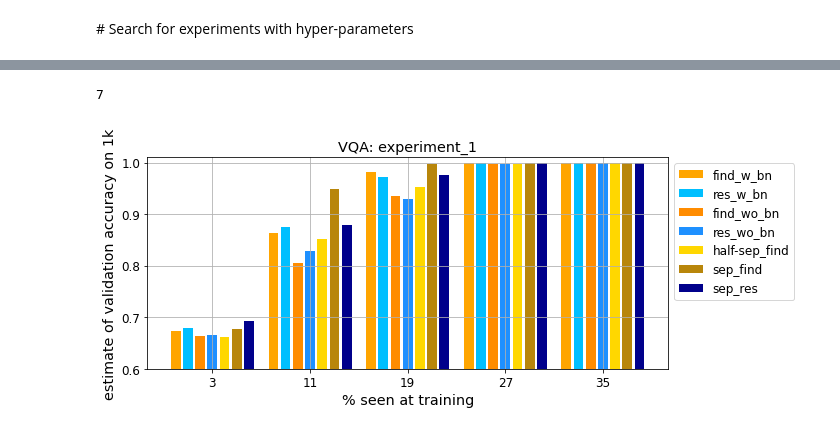
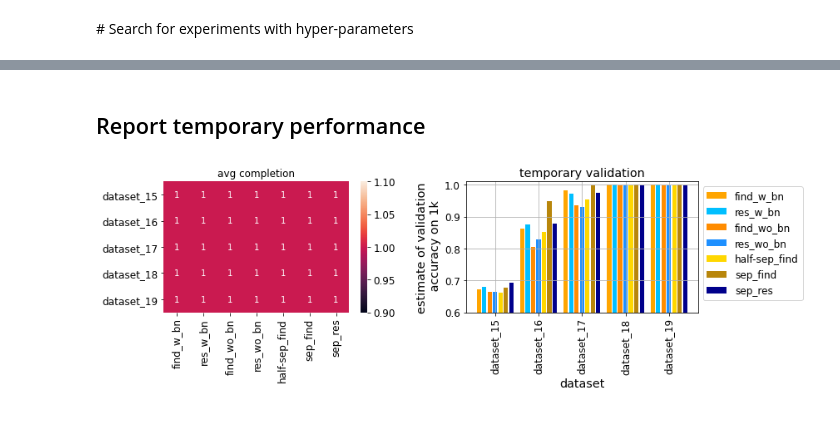
Before and after one commit to vanessadamario/understanding_reasoning, a Jupyter notebook: experiment_1/viz_experiments.ipynb, the cells around one changed output, grey strips where cells are left out. Cells and saved outputs as stored; diff of their text form; code cells hidden in the pictures.

Commit message:
viz
test results, exp completion, per category

```diff
--- a/experiment_1/viz_experiments.ipynb
+++ b/experiment_1/viz_experiments.ipynb
@@ -105,7 +149,7 @@ def pick_hyper_method(network, experiment_case):
     Returns the dictionary for searching in the df
     """
     hyper_method = dct_hyper_method[network]
-    if experiment_case == 1:
+    if experiment_case == 1 or experiment_case == 2:
         hyper_method["feature_dim"] = [3,28,28]
     elif experiment_case == 3 or experiment_case == 4:
         hyper_method["feature_dim"] = [3,64,64]
@@ -117,3 +159,8 @@ path_results = "/om2/user/vanessad/understanding_reasoning/experiment_1/results"
+# %%
+experiment_case = 1  # TODO: change based on experiment_k, with k=1,2,3,4
+query = False # TODO: change to True in experiment_1 for the query case
+
+path_results = "/om2/user/vanessad/understanding_reasoning/experiment_%i/results" % experiment_case
 # %%
 json_file = join(path_results, "train.json")
 print(json_file)
@@ -163,19 +209,21 @@ for id_ in idxs:
     print("LR", df.iloc[id_]["hyper_opt"]["learning_rate"])
     print("BS", df.iloc[id_]["hyper_opt"]["batch_size"])
     output_path = df["output_path"][id_]
-
-    json_output = json.load(open(join(output_path, "model.json"), "rb"))
+    try:
+        json_output = json.load(open(join(output_path, "model.json"), "rb"))
+    except:
+        continue
 
     fig, ax = plt.subplots(figsize=(12, 4), ncols=2, nrows=1)
     ax[0].plot(json_output["train_accs"], label="train")
     ax[0].plot(json_output["val_accs"], label="valid")
     ax[0].set_ylabel("Accuracy")
-    ax[0].set_xlabel("iters/%i" % df.iloc[id_]['hyper_opt']['checkpoint_every'])
+    ax[0].set_xlabel("iters / %i" % df.iloc[id_]['hyper_opt']['checkpoint_every'])
     ax[0].legend()
     # ax[0].set_ylim([0.9,1.])
 
     ax[1].plot(json_output["train_losses"])
     ax[1].set_ylabel("Cross entropy @ training")
-    ax[1].set_xlabel("iters/%i" % df.iloc[id_]['hyper_opt']['record_loss_every']);
+    ax[1].set_xlabel("iters / %i" % df.iloc[id_]['hyper_opt']['record_loss_every']);
     plt.show()
 # %% [output]
@@ -270,33 +302,46 @@ id: 148
-# %%
-len(method_names)
-# %% [output]
-7
+# %% [markdown]
+## Report temporary performance
+# %%
+dataset_id = np.arange(15,20)  # trial 1 for experiment 1
 # %%
+temp = True
+tmp_valid, info, dlist, mlist, _ = eval_accuracy(dataset_id,
+                                                 exp_case=experiment_case,
+                                                 temp=temp)
+
+metric = tmp_valid
+
 plt.rc('xtick',labelsize=12)
 plt.rc('ytick',labelsize=12)
 
-fig, ax = plt.subplots(figsize=(10, 4))
 
 n_mts = len(method_names)
-n_data = len(dataset_list)
-
+n_data = dataset_id.size
+fig, ax = plt.subplots(figsize=(12, 4), ncols=2)
 color_list = ["orange", "deepskyblue",
               "darkorange", "dodgerblue",
               "gold", "darkgoldenrod",
               "darkblue"]
+sns.heatmap(pd.DataFrame(data=info, index=dlist, columns=mlist), ax=ax[0], annot=True)
+ax[0].set_title('avg completion')
+
 for i, key_ in enumerate(method_names):
-    ax.bar([n_mts*(k_)+i + k_ for k_ in range(n_data)],
-           accuracy_valid[:, i], color=color_list[i], label=key_)
+    ax[1].bar([n_mts*(k_)+i + k_ for k_ in range(n_data)],
+               metric[:, i], color=color_list[i], label=key_)
 
-ax.set_xticks([n_mts*k_+n_mts//2+k_ for k_ in range(n_data)])
-ax.set_xlabel("% seen at training", fontsize='x-large')
-ax.set_title("VQA: experiment_%i" % experiment_case, fontsize='x-large')
-ax.legend(fontsize="large", bbox_to_anchor=(1, 1), loc='upper left')
-ax.set_ylabel("estimate of validation accuracy on 1k", fontsize='x-large')
-ax.grid()
-ax.set_ylim([0.6,1.01])
+ax[1].set_title('temporary validation', fontsize='x-large')
+ax[1].legend(fontsize="large", bbox_to_anchor=(1, 1), loc='upper left')
+
+label_y = 'estimate of validation\n accuracy on 1k'
+ax[1].set_ylabel(label_y, fontsize='x-large')
+ax[1].set_xticks([len(mlist)*k_+len(mlist)//2+k_ for k_ in range(len(dlist))])
+ax[1].set_xticklabels(dlist, rotation=90)
+ax[1].set_xlabel('dataset', fontsize='x-large')
+
+ax[1].grid()
+ax[1].set_ylim([0.6,1.01])
 plt.tight_layout()
 plt.show()
 plt.close()
 # %% [output]
-[figure, old version]
+[figure, new version]
```
Also changed, not shown: parts of 22 cells of this notebook.
